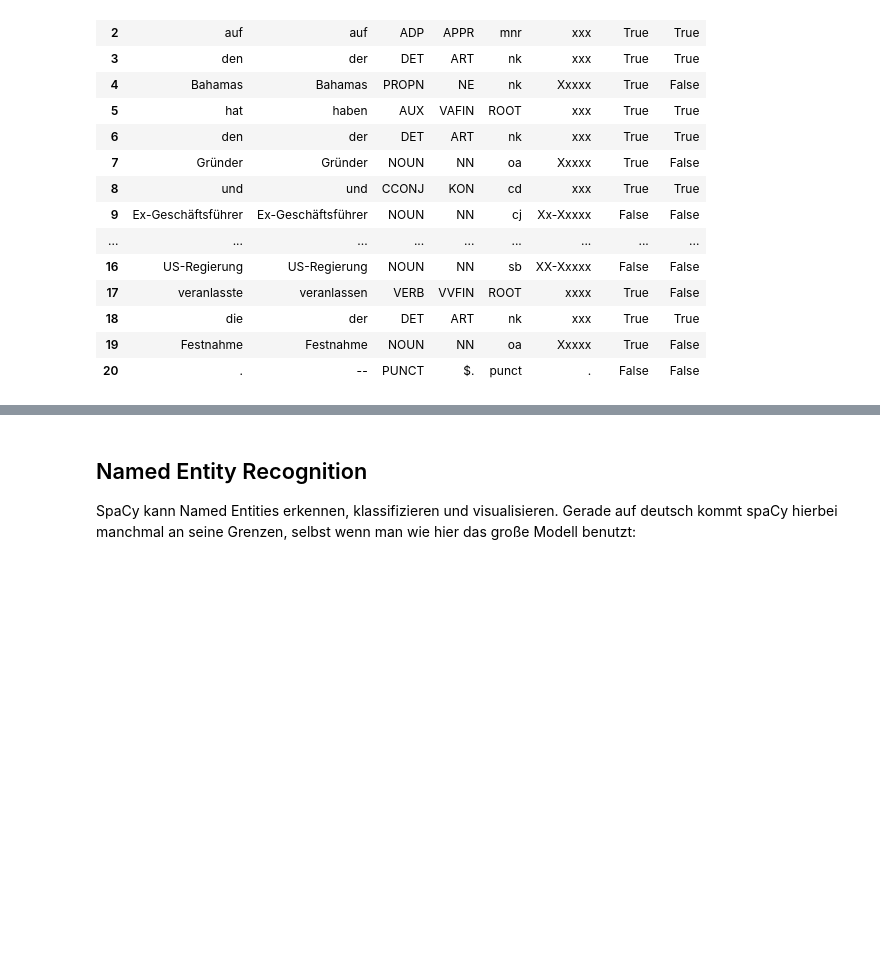
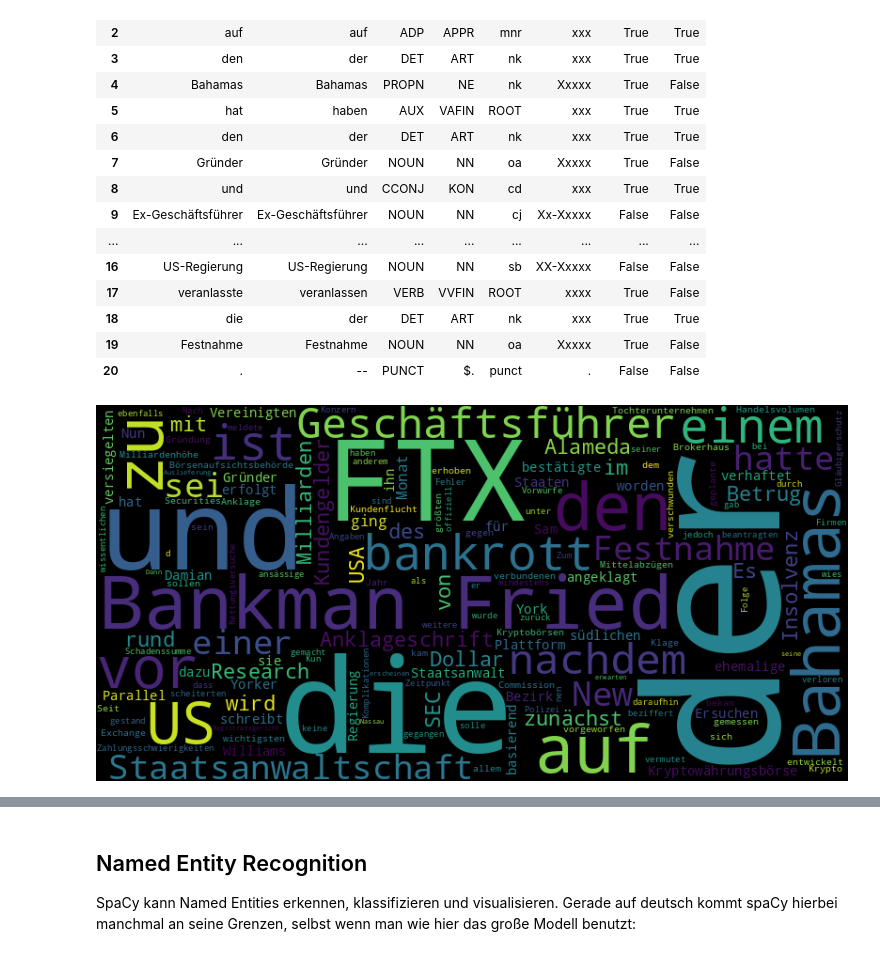
Before and after one commit to hagenest/referat-spacy, a Jupyter notebook: spacy-referat.ipynb, the cells around one changed output, grey strips where cells are left out. Saved outputs shown, nothing was run; the diff lists cells and outputs as text; code cells hidden in the pictures; blank space fills up the shorter version.

```diff
--- a/spacy-referat.ipynb
+++ b/spacy-referat.ipynb
@@ -133,3 +136,15 @@ annotated
 | 18 | die | der | DET | ART | nk | xxx | True | True |
 | 19 | Festnahme | Festnahme | NOUN | NN | oa | Xxxxx | True | False |
 | 20 | . | -- | PUNCT | $. | punct | . | False | False |
+# %%
+# Die Annotationen sind z.B. zur Erstellung von Wortwolken nützlich
+from wordcloud import WordCloud
+
+example_long = df['text'][3]
+doc_long = nlp(example_long)
+
+# Eine Wordcloud aus dem unveränderten Text
+wordcloud = WordCloud(width=800, height=400).generate(example_long)
+wordcloud.to_image()
+# %% [output]
+[figure, added]
```
Also changed, not shown: parts of 14 cells of this notebook, 2 other files.
